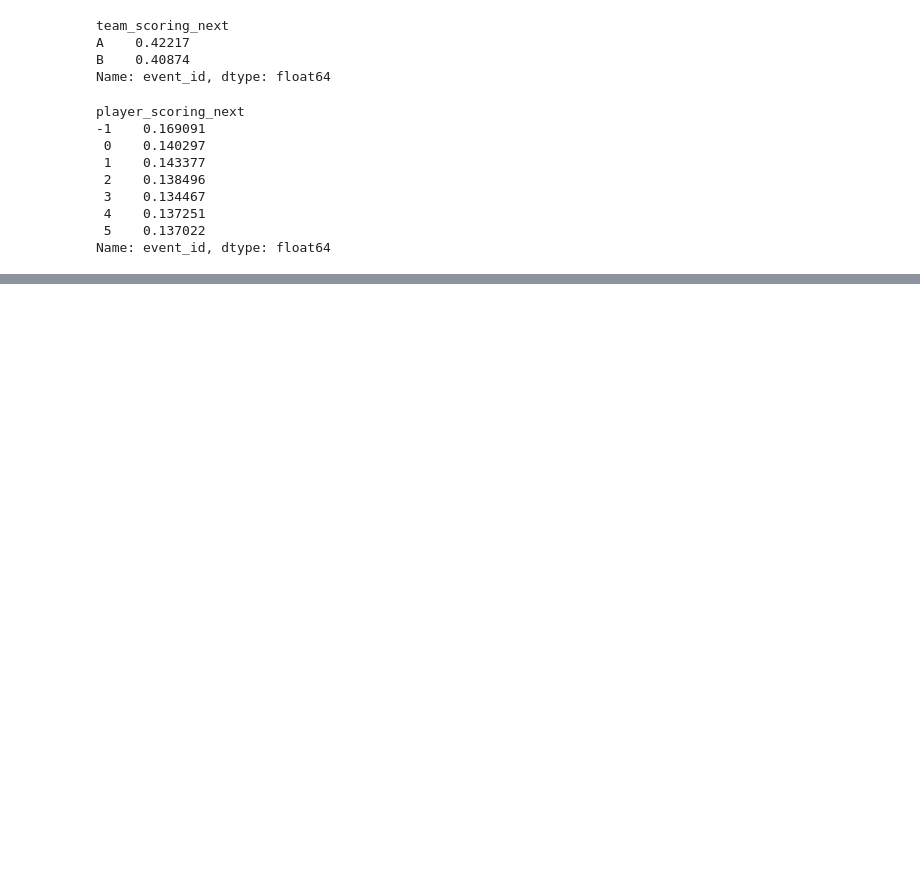
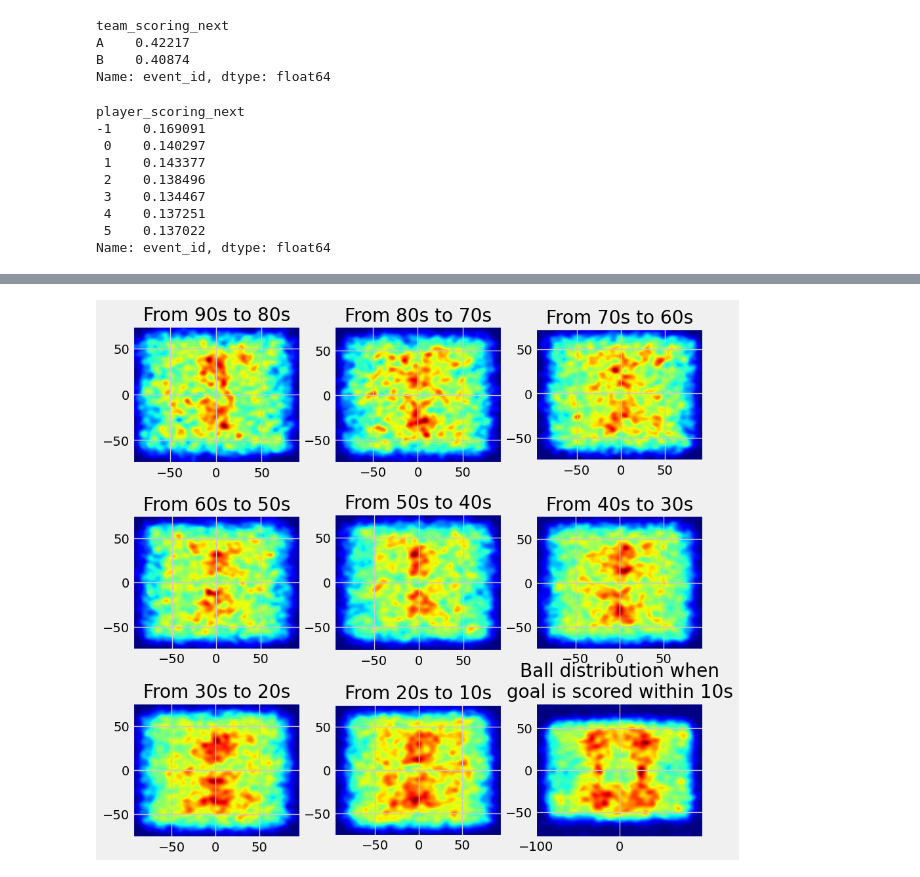
Before and after one commit to donelianc/my-kaggle-tools, a Jupyter notebook: competitions/tabular-playground-series-oct-2022/notebooks/0.0-ic-exploratory-data-analysis.ipynb, the cells around one changed output, grey strips where cells are left out. Saved outputs shown, nothing was run; the diff lists cells and outputs as text; code cells hidden in the pictures; blank space fills up the shorter version.

```diff
--- a/competitions/tabular-playground-series-oct-2022/notebooks/0.0-ic-exploratory-data-analysis.ipynb
+++ b/competitions/tabular-playground-series-oct-2022/notebooks/0.0-ic-exploratory-data-analysis.ipynb
@@ -356,0 +284,36 @@ df_event_duration.seconds_outside_scoring_range.plot.hist(bins=100);
+# %%
+N = 9
+
+cats = df_avg_ball_10s[df_avg_ball_10s["scoring_within_10sec"] == 0].time_inverval_before_event_ending.cat.categories.tolist()[-N:-1]
+df_avg_ball_no10s = df_avg_ball_10s[df_avg_ball_10s["scoring_within_10sec"] == 0].copy()
+# %%
+figs, axs = plt.subplots(3, 3, figsize=(10, 10))
+
+for ax, i in zip(axs.flatten(), range(N)):
+
+    if i == N-1:
+        df_aux = df_avg_ball_10s[
+            (df_avg_ball_10s["scoring_within_10sec"] == 1)
+            & (10 < df_avg_ball_10s["ball_distance_from_center"])
+            ]
+
+        img, extent = myplot(df_aux.ball_pos_y, df_aux.ball_pos_x, 16)
+        ax.imshow(img, extent=extent, origin='lower', cmap=cm.jet)
+        ax.set_title("Ball distribution when\ngoal is scored within 10s")
+
+    else:
+        df_aux = df_avg_ball_no10s[
+            (df_avg_ball_no10s["scoring_within_10sec"] == 0)
+            & (10 < df_avg_ball_no10s["ball_distance_from_center"])
+            & (df_avg_ball_no10s["time_inverval_before_event_ending"] == cats[i])
+            ]
+
+        # Generate some test data
+        x = df_aux.ball_pos_y
+        y = df_aux.ball_pos_x
+
+        img, extent = myplot(x, y, 16)
+        ax.imshow(img, extent=extent, origin='lower', cmap=cm.jet)
+        ax.set_title(f"From {N*10 - (10*i)}s to {N*10 - (10*(i+1))}s")
+# %% [output]
+[figure, added]
```
Also changed, not shown: parts of 35 cells of this notebook, 1 other file.
